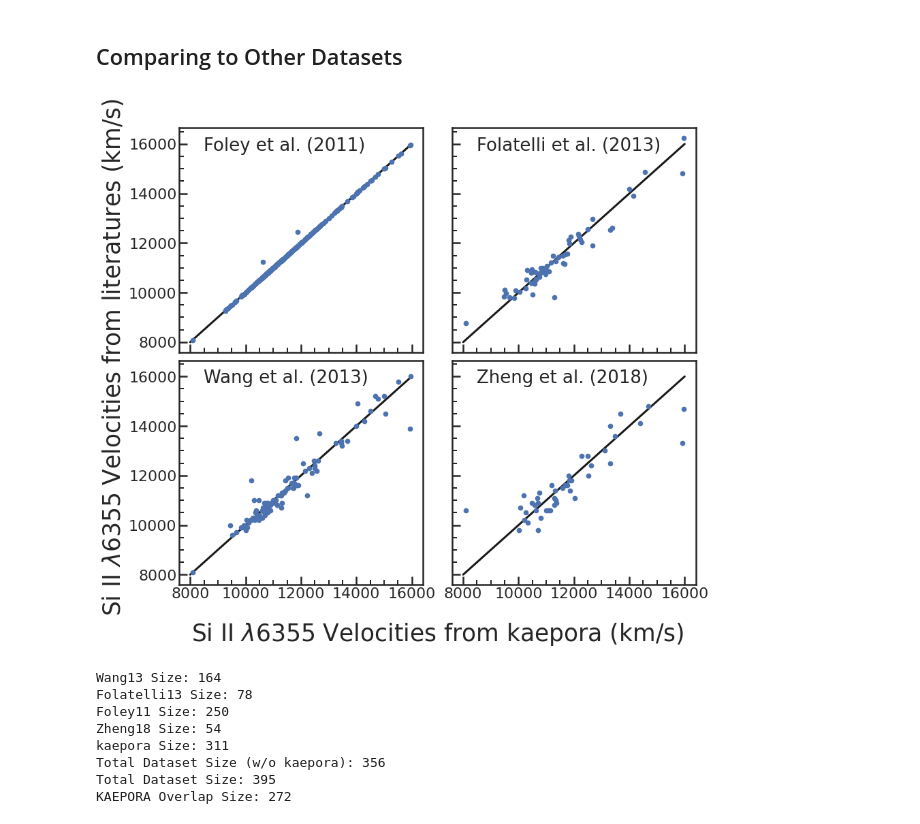
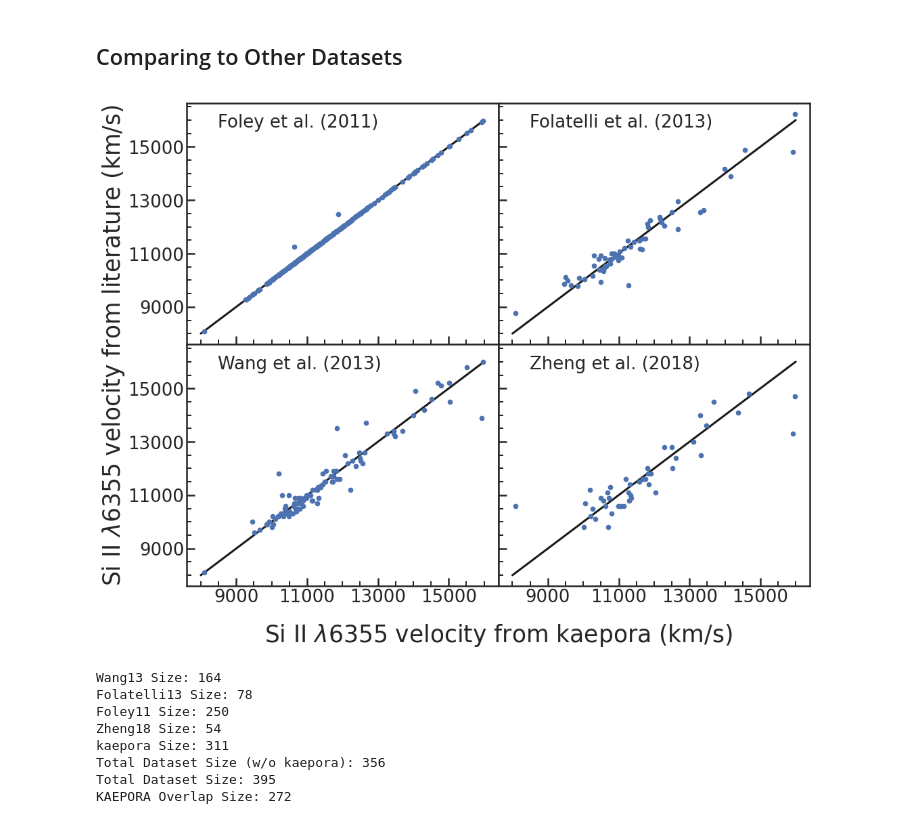
Before and after one commit to ketozhang/ejecta-velocities-of-type-Ia-supernovae, a Jupyter notebook: report.ipynb, the cells around one changed output. Cells and saved outputs as stored; diff of their text form; code cells hidden in the pictures.

```diff
--- a/report.ipynb
+++ b/report.ipynb
@@ -87,3 +192,20 @@ plt.savefig(
 | 75% | 11998.850000 | 260.649250 | 0.030912 |
 | max | 15969.300000 | 616.588000 | 0.079665 |
 [figure]
+# %%
+from scipy.stats import norm
+
+data['v_siII_err_modified'] = data['v_siII_err'].fillna(data['v_siII_err'].min())
+
+# Plot
+bins = np.arange(7000, 17001, 500)
+plt.hist(norm.rvs(size=len(data), loc=data['v_siII'].values, scale=data['v_siII_err_modified'].values)
+,
+         bins=bins,
+         color='k',
+         histtype='step',
+         label='Observed')
+
+# Plot config
+plt.xlabel('Si II Velocity (km/s)')
+plt.ylabel('Percent (%)')
@@ -109,40 +246,45 @@ labels = [
 nrows, ncols = 2, 2
 fig, axs = plt.subplots(nrows,
                         ncols,
-                        figsize=(7 * ncols, 6 * nrows),
+                        figsize=(8 * ncols, 6 * nrows),
                         sharex=True,
                         sharey=True)
+ticks = np.arange(9000, 16001, 2000)
 
 for i in range(nrows * ncols):
     ax = axs[i // ncols, i % ncols]
     d = datasets[i]
+    overlap = set(data.index).intersection(set(datasets[i].index))
 
     # 45deg line
     ax.plot([8000, 16000], [8000, 16000], 'k', linewidth=3, zorder=1)
 
-    overlap = set(data.index).intersection(set(datasets[i].index))
     ax.scatter(data.loc[overlap, 'v_siII'],
                d.loc[overlap, 'v_siII'],
                s=30,
                zorder=2)
     ax.text(x=0.1, y=0.9, s=f'{labels[i]}', transform=ax.transAxes, fontsize=26)
+
+    ax.set_xticks(ticks)
+    ax.set_yticks(ticks)
+    ax.tick_params(axis='both', which='major', labelsize=26)
 
 # Outer Element
 fig.add_subplot(111, frameon=False)
 plt.tick_params(labelcolor='none',
                 which='both',
                 top=False,
                 bottom=False,
                 left=False,
                 right=False)
 
-plt.xlabel('Si II $\lambda$6355 Velocities from kaepora (km/s)', fontsize='x-large', labelpad=30)
-plt.ylabel('Si II $\lambda$6355 Velocities from literatures (km/s)', fontsize='x-large', labelpad=40)
+plt.xlabel('Si II $\lambda$6355 velocity from kaepora (km/s)', fontsize='x-large', labelpad=30)
+plt.ylabel('Si II $\lambda$6355 velocity from literature (km/s)', fontsize='x-large', labelpad=50)
 
-plt.tight_layout(pad=0.5)
+plt.tight_layout(pad=0)
 plt.savefig('results/overlap_data.eps', orientation='landscape', format='eps')
 # %% [output]
-[figure, old version]
+[figure, new version]
 # %%
 !python dataloader.py
 # %% [output]
```
Also changed, not shown: parts of 25 cells of this notebook, 18 other files.
